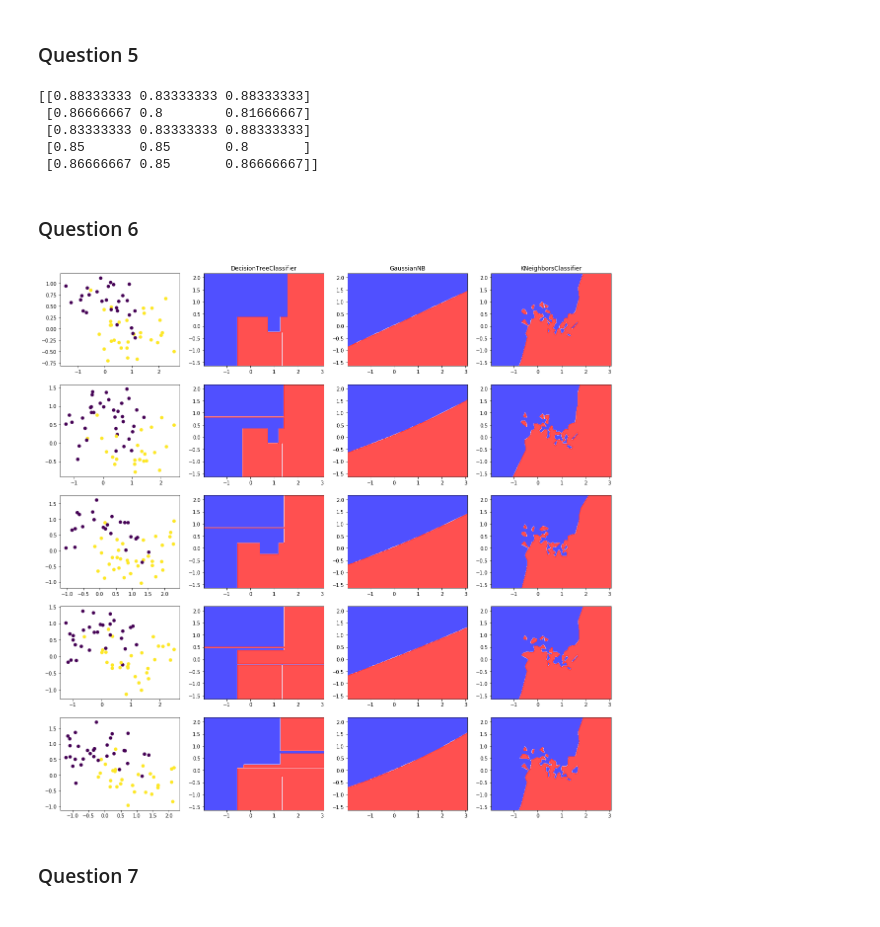
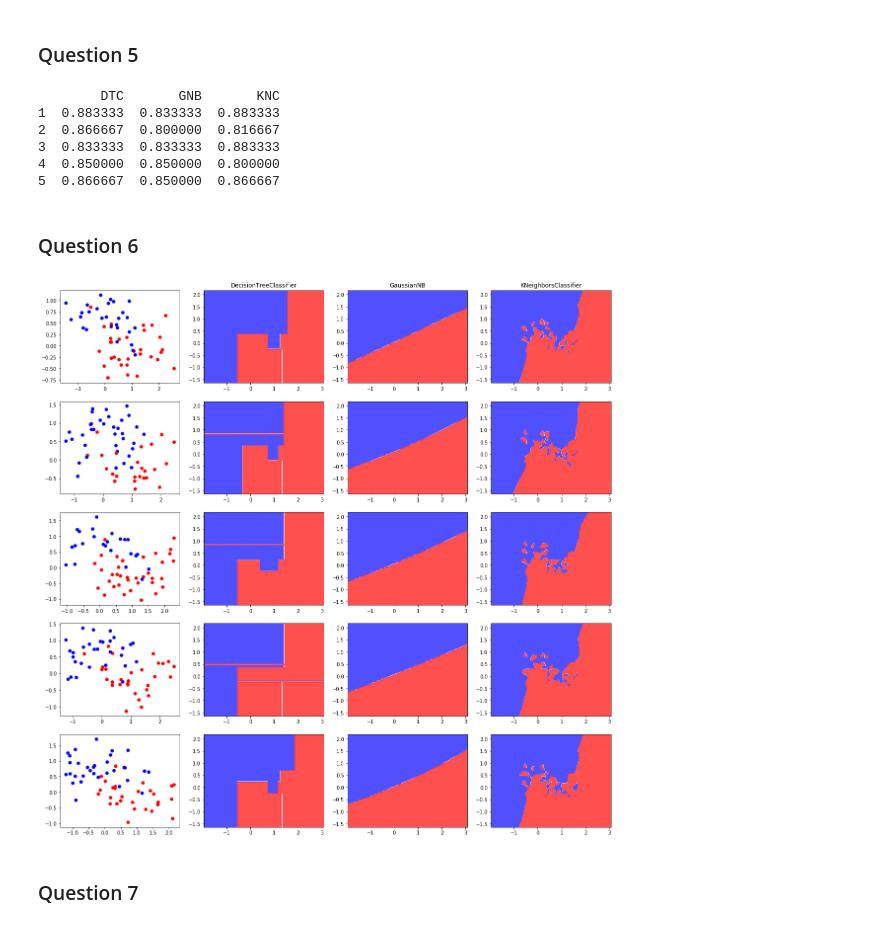
Before and after one commit to cindytrinh/datafusion, a Jupyter notebook: TP1_exos2.ipynb, the cells around one changed output. Drawn from its saved outputs; the diff is of its cells as text; code cells hidden in the pictures.

```diff
--- a/TP1_exos2.ipynb
+++ b/TP1_exos2.ipynb
@@ -24,25 +28,26 @@ plt.scatter(Y[:,0],Y[:,1],c=c,cmap=plt.cm.bwr)
 # %% [markdown]
 ### Question 4
 # %%
-plis = generer_plis(300,5)
+plis = API.generer_plis(300,5)
 # %% [markdown]
 ### Question 5
 # %%
 # Calul du score de cross validation
-scores = calcul_score(classifieurs, plis, Y, c)
+scores = API.calcul_score(classifieurs, plis, Y, c, names = ["DTC","GNB","KNC"])
 print(scores)
 # %% [output]
-[[0.88333333 0.83333333 0.88333333]
- [0.86666667 0.8        0.81666667]
- [0.83333333 0.83333333 0.88333333]
- [0.85       0.85       0.8       ]
- [0.86666667 0.85       0.86666667]]
+        DTC       GNB       KNC
+1  0.883333  0.833333  0.883333
+2  0.866667  0.800000  0.816667
+3  0.833333  0.833333  0.883333
+4  0.850000  0.850000  0.800000
+5  0.866667  0.850000  0.866667
 # %% [markdown]
 ### Question 6
 # %%
-afficher_crossval(classifieurs, Y, c, plis)
+API.afficher_crossval(classifieurs, Y, c, plis)
 # %% [output]
-[figure, old version]
+[figure, new version]
 # %% [markdown]
 ### Question 7
 # %%
```
Also changed, not shown: parts of 34 cells of this notebook, 1 other file.
